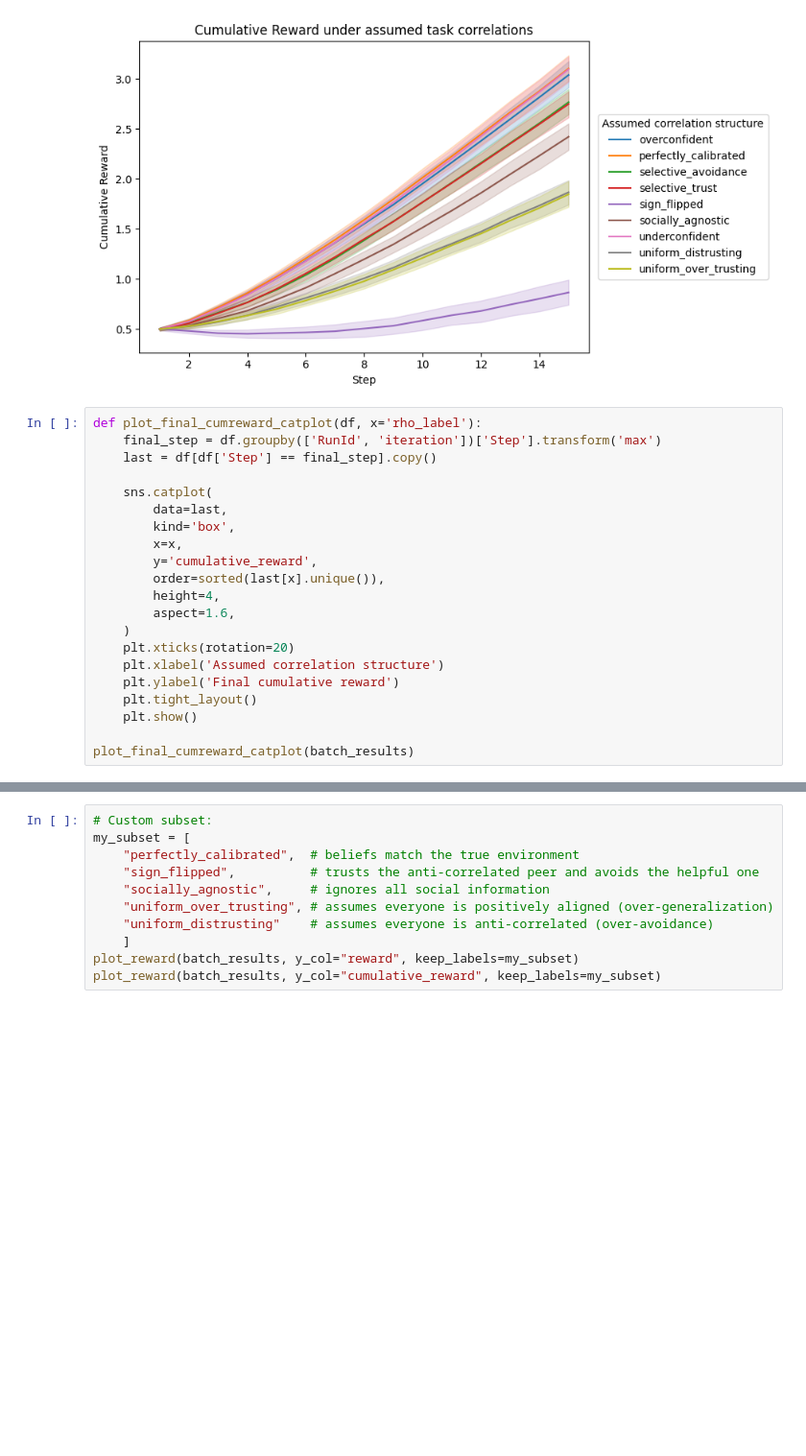
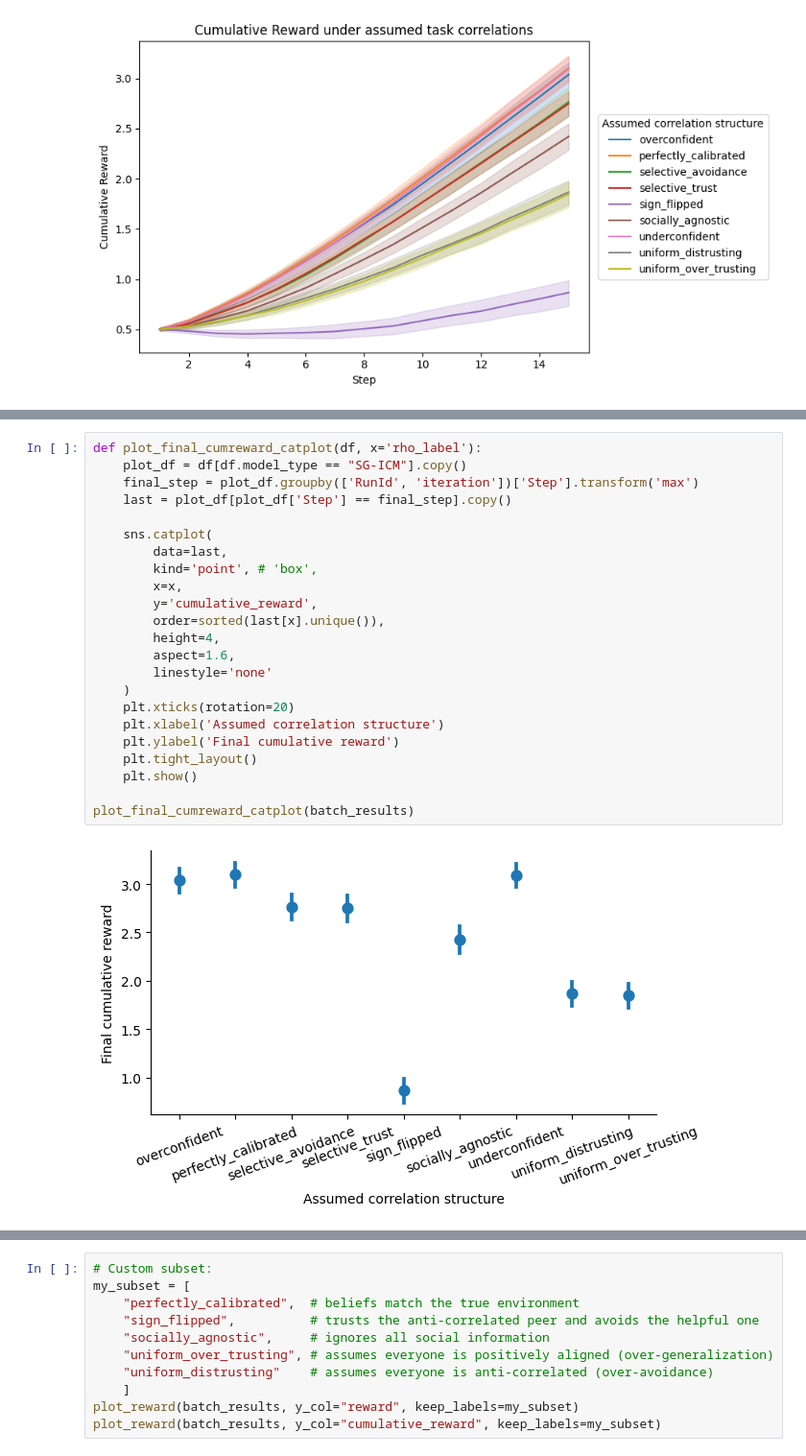
Before and after one commit to vagechirkov/Spatial-MAB-ABM, a Jupyter notebook: abm/2soc2gen.ipynb, the cells around one changed output, grey strips where cells are left out. Shown at 96% size. Saved outputs shown, nothing was run; the diff lists cells and outputs as text; blank space fills up the shorter version.

Commit message:
modify plot_final_cumreward_catplot function (box -> point)

```diff
--- a/abm/2soc2gen.ipynb
+++ b/abm/2soc2gen.ipynb
@@ -206,24 +206,3 @@ plot_reward(batch_results, y_col="cumulative_reward")
 # %% [output]
 [figure]
 [figure]
-# %%
-def plot_final_cumreward_catplot(df, x='rho_label'):
-    final_step = df.groupby(['RunId', 'iteration'])['Step'].transform('max')
-    last = df[df['Step'] == final_step].copy()
-
-    sns.catplot(
-        data=last,
-        kind='box',
-        x=x,
-        y='cumulative_reward',
-        order=sorted(last[x].unique()),
-        height=4,
-        aspect=1.6,
-    )
-    plt.xticks(rotation=20)
-    plt.xlabel('Assumed correlation structure')
-    plt.ylabel('Final cumulative reward')
-    plt.tight_layout()
-    plt.show()
-
-plot_final_cumreward_catplot(batch_results)
@@ -243,0 +209,25 @@ plot_reward(batch_results, y_col="cumulative_reward", keep_labels=my_subset)
+# %%
+def plot_final_cumreward_catplot(df, x='rho_label'):
+    plot_df = df[df.model_type == "SG-ICM"].copy()
+    final_step = plot_df.groupby(['RunId', 'iteration'])['Step'].transform('max')
+    last = plot_df[plot_df['Step'] == final_step].copy()
+
+    sns.catplot(
+        data=last,
+        kind='point', # 'box',
+        x=x,
+        y='cumulative_reward',
+        order=sorted(last[x].unique()),
+        height=4,
+        aspect=1.6,
+        linestyle='none'
+    )
+    plt.xticks(rotation=20)
+    plt.xlabel('Assumed correlation structure')
+    plt.ylabel('Final cumulative reward')
+    plt.tight_layout()
+    plt.show()
+
+plot_final_cumreward_catplot(batch_results)
+# %% [output]
+[figure, added]
```
Also changed, not shown: parts of 7 cells of this notebook.
